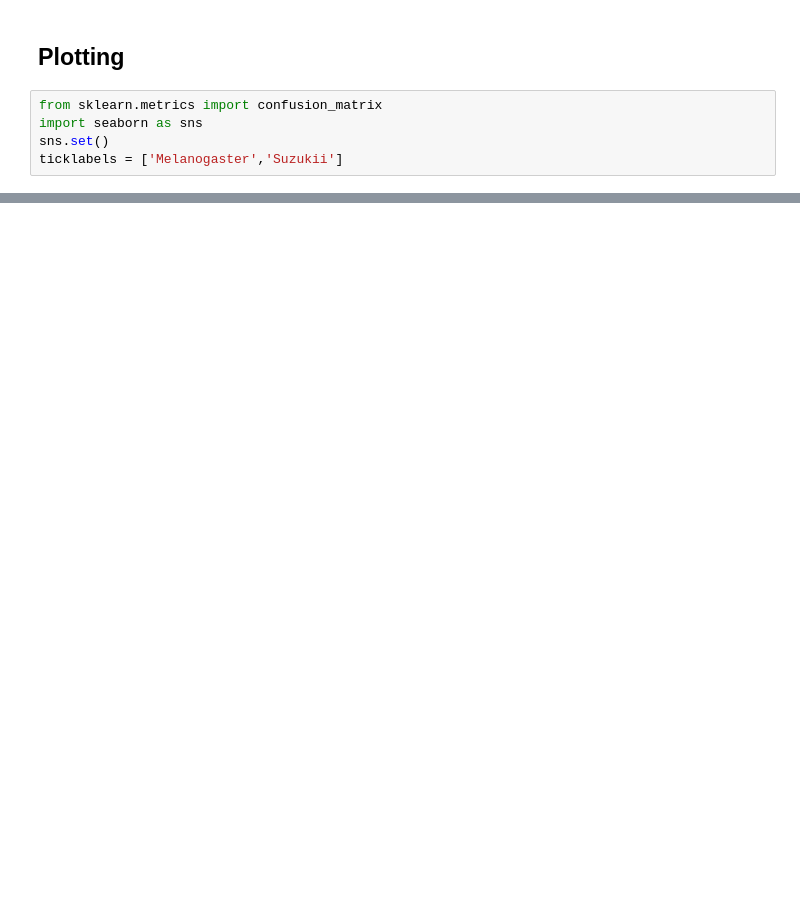
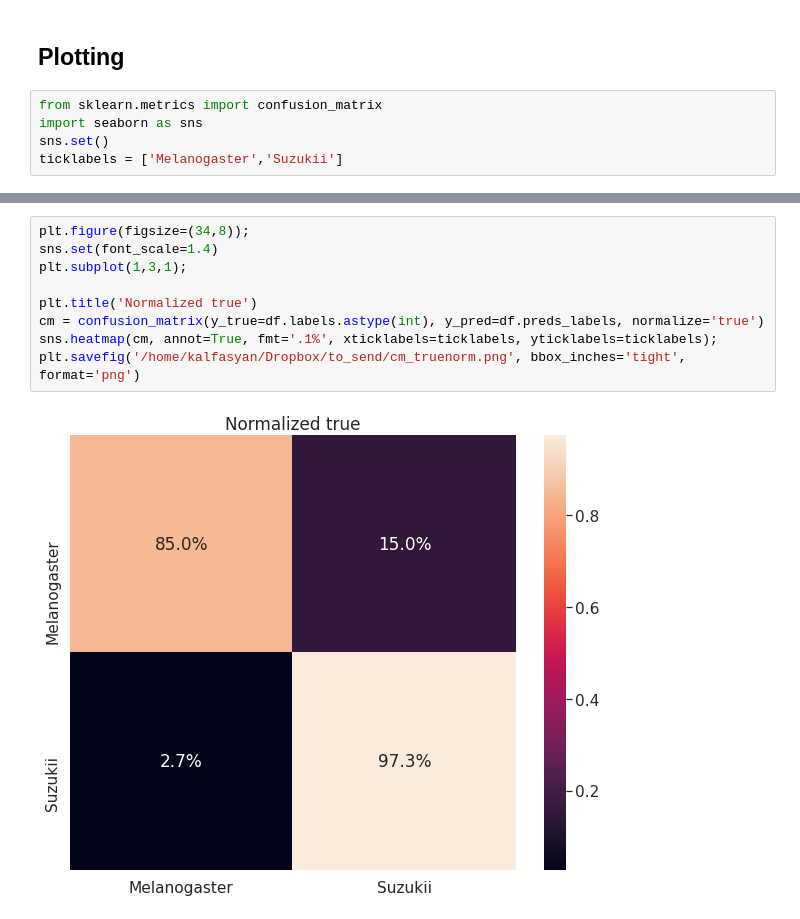
Before and after one commit to kalfasyan/wbai, a Jupyter notebook: Training_Conv1D.ipynb, the cells around one changed output, grey strips where cells are left out. Drawn from its saved outputs; the diff is of its cells as text; blank space fills up the shorter version.

```diff
--- a/Training_Conv1D.ipynb
+++ b/Training_Conv1D.ipynb
@@ -339,0 +388,11 @@ True vs Predicted
+# %%
+plt.figure(figsize=(34,8));
+sns.set(font_scale=1.4)
+plt.subplot(1,3,1);
+
+plt.title('Normalized true')
+cm = confusion_matrix(y_true=df.labels.astype(int), y_pred=df.preds_labels, normalize='true')
+sns.heatmap(cm, annot=True, fmt='.1%', xticklabels=ticklabels, yticklabels=ticklabels);
+plt.savefig('/home/kalfasyan/Dropbox/to_send/cm_truenorm.png', bbox_inches='tight', format='png')
+# %% [output]
+[figure, added]
```
Also changed, not shown: parts of 18 cells of this notebook, 10 other files.
